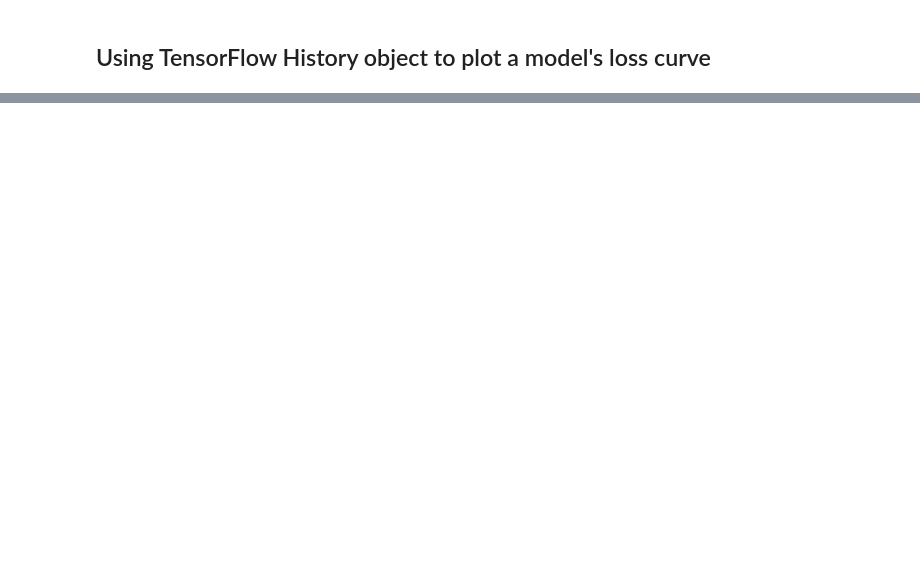
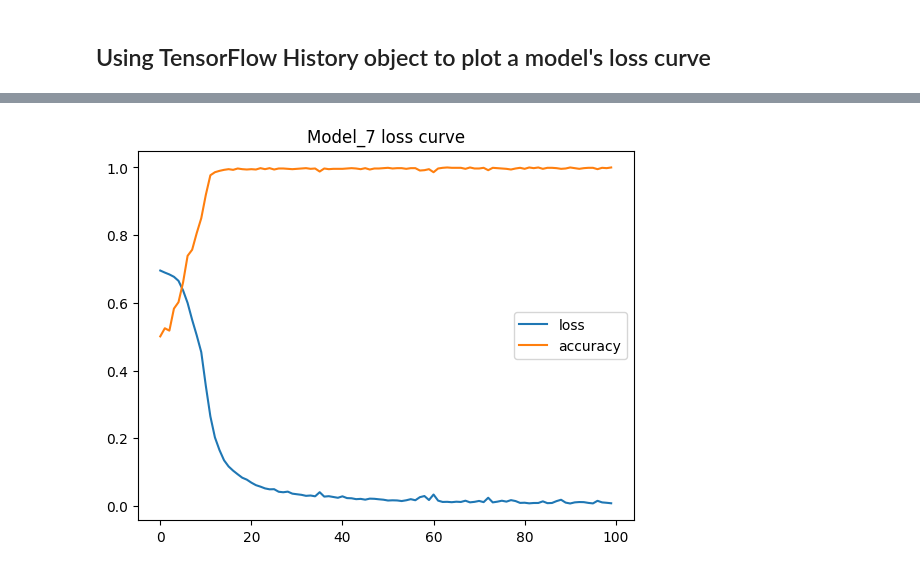
Before and after one commit to sagar2582/TensorFlow, a Jupyter notebook: 02_Neural_network_classification.ipynb, the cells around one changed output, grey strips where cells are left out. Saved outputs shown, nothing was run; the diff lists cells and outputs as text; code cells hidden in the pictures; blank space fills up the shorter version.

```diff
--- a/02_Neural_network_classification.ipynb
+++ b/02_Neural_network_classification.ipynb
@@ -486,0 +505,6 @@ model_7.evaluate(X_test, y_test)
+# %%
+# Plot the loss curve
+pd.DataFrame(history.history).plot()
+plt.title("Model_7 loss curve");
+# %% [output]
+[figure, added]
```
Also changed, not shown: parts of 24 cells of this notebook.
